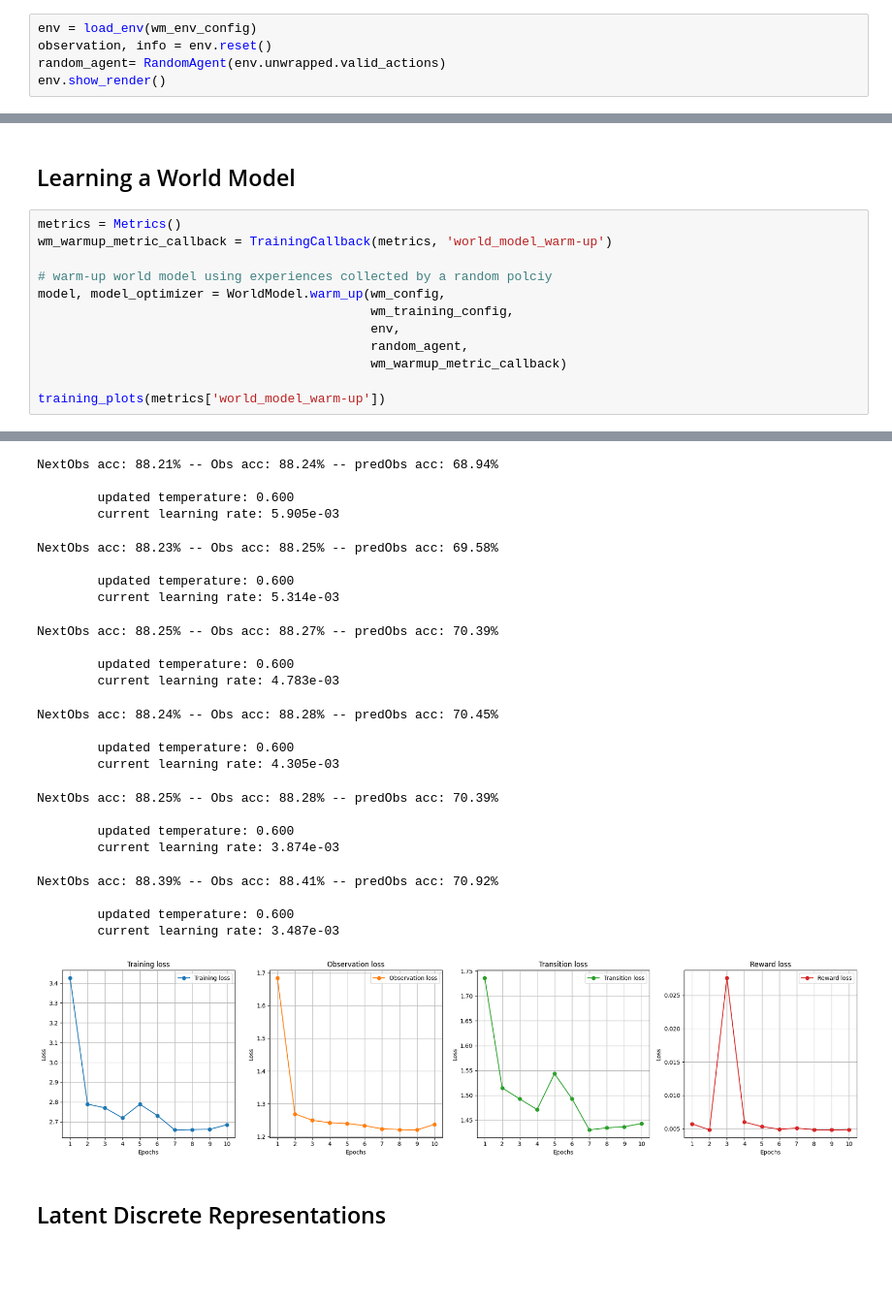
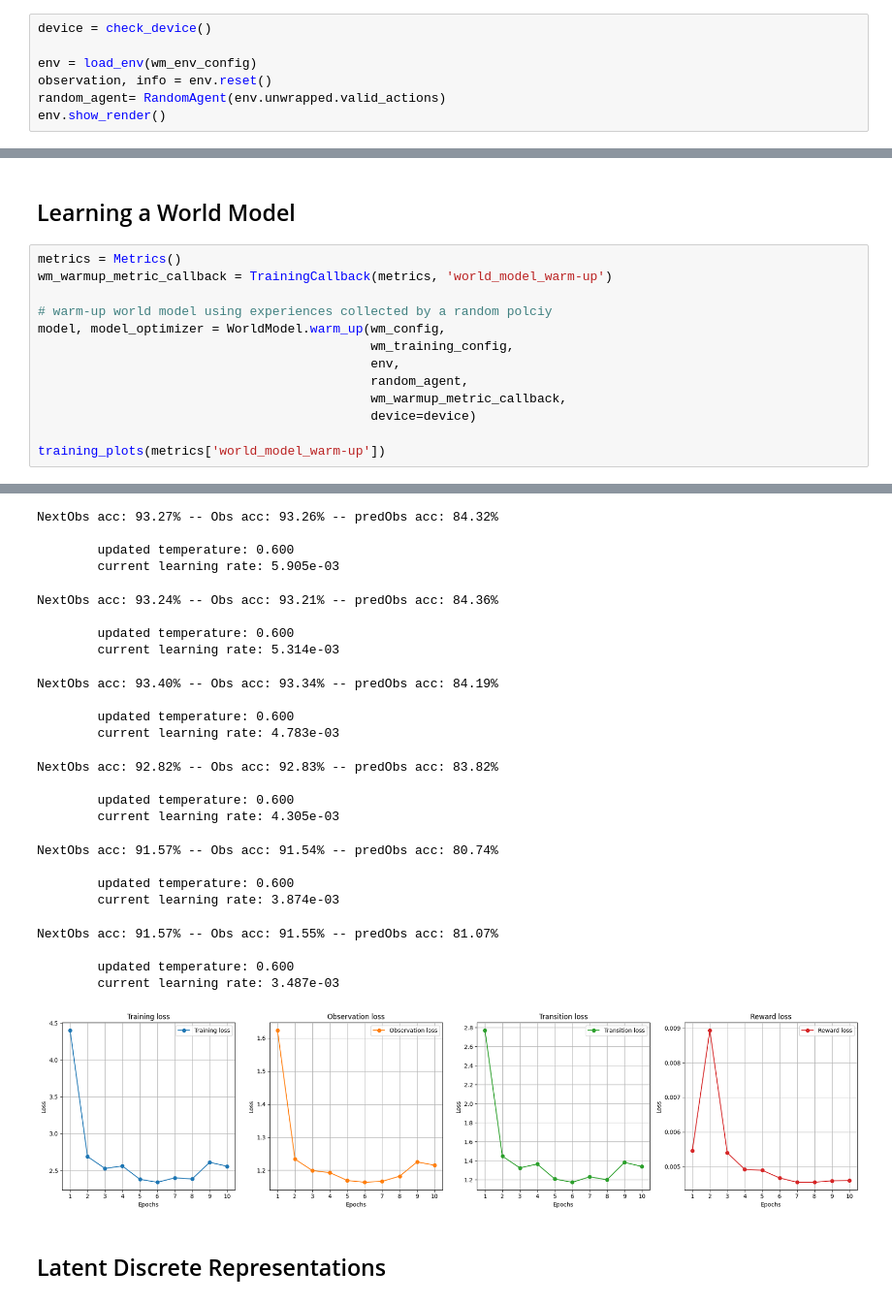
Before and after one commit to alcedok/my-first-world-model, a Jupyter notebook: tutorial/03-learning_world_models.ipynb, the cells around one changed output, grey strips where cells are left out. Shown at 97% size. Drawn from its saved outputs; the diff is of its cells as text; blank space fills up the shorter version.

```diff
--- a/tutorial/03-learning_world_models.ipynb
+++ b/tutorial/03-learning_world_models.ipynb
@@ -37,6 +38,8 @@ import gymnasium as gym
 from gymnasium.wrappers import RecordVideo
 from IPython.display import Video
 # %%
+device = check_device()
+
 env = load_env(wm_env_config)
 observation, info = env.reset()
 random_agent= RandomAgent(env.unwrapped.valid_actions)
@@ -54,7 +58,8 @@ model, model_optimizer = WorldModel.warm_up(wm_config,
 											wm_training_config,
 											env,
 											random_agent,
-											wm_warmup_metric_callback)
+											wm_warmup_metric_callback,
+                                            device=device)
 
 training_plots(metrics['world_model_warm-up'])
 # %% [output]
@@ -82,31 +87,31 @@ NextObs acc: 88.16% -- Obs acc: 88.23% -- predObs acc: 70.09%
 
         updated temperature: 0.600
         current learning rate: 6.561e-03
-NextObs acc: 88.21% -- Obs acc: 88.24% -- predObs acc: 68.94%
+NextObs acc: 93.27% -- Obs acc: 93.26% -- predObs acc: 84.32%
 
         updated temperature: 0.600
         current learning rate: 5.905e-03
-NextObs acc: 88.23% -- Obs acc: 88.25% -- predObs acc: 69.58%
+NextObs acc: 93.24% -- Obs acc: 93.21% -- predObs acc: 84.36%
 
         updated temperature: 0.600
         current learning rate: 5.314e-03
-NextObs acc: 88.25% -- Obs acc: 88.27% -- predObs acc: 70.39%
+NextObs acc: 93.40% -- Obs acc: 93.34% -- predObs acc: 84.19%
 
         updated temperature: 0.600
         current learning rate: 4.783e-03
-NextObs acc: 88.24% -- Obs acc: 88.28% -- predObs acc: 70.45%
+NextObs acc: 92.82% -- Obs acc: 92.83% -- predObs acc: 83.82%
 
         updated temperature: 0.600
         current learning rate: 4.305e-03
-NextObs acc: 88.25% -- Obs acc: 88.28% -- predObs acc: 70.39%
+NextObs acc: 91.57% -- Obs acc: 91.54% -- predObs acc: 80.74%
 
         updated temperature: 0.600
         current learning rate: 3.874e-03
-NextObs acc: 88.39% -- Obs acc: 88.41% -- predObs acc: 70.92%
+NextObs acc: 91.57% -- Obs acc: 91.55% -- predObs acc: 81.07%
 
         updated temperature: 0.600
         current learning rate: 3.487e-03
-[figure, old version]
+[figure, new version]
 # %% [markdown]
 ## Latent Discrete Representations
 # %% [markdown]
```
Also changed, not shown: parts of 7 cells of this notebook, 5 other files.
